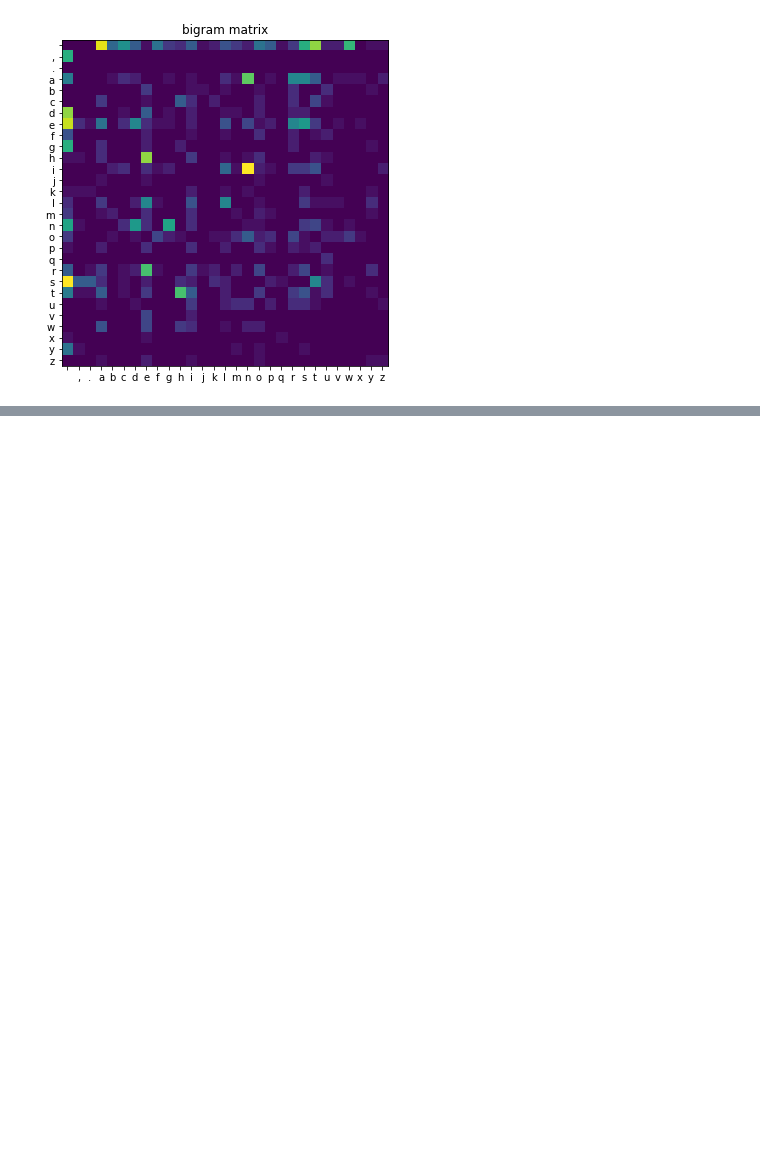
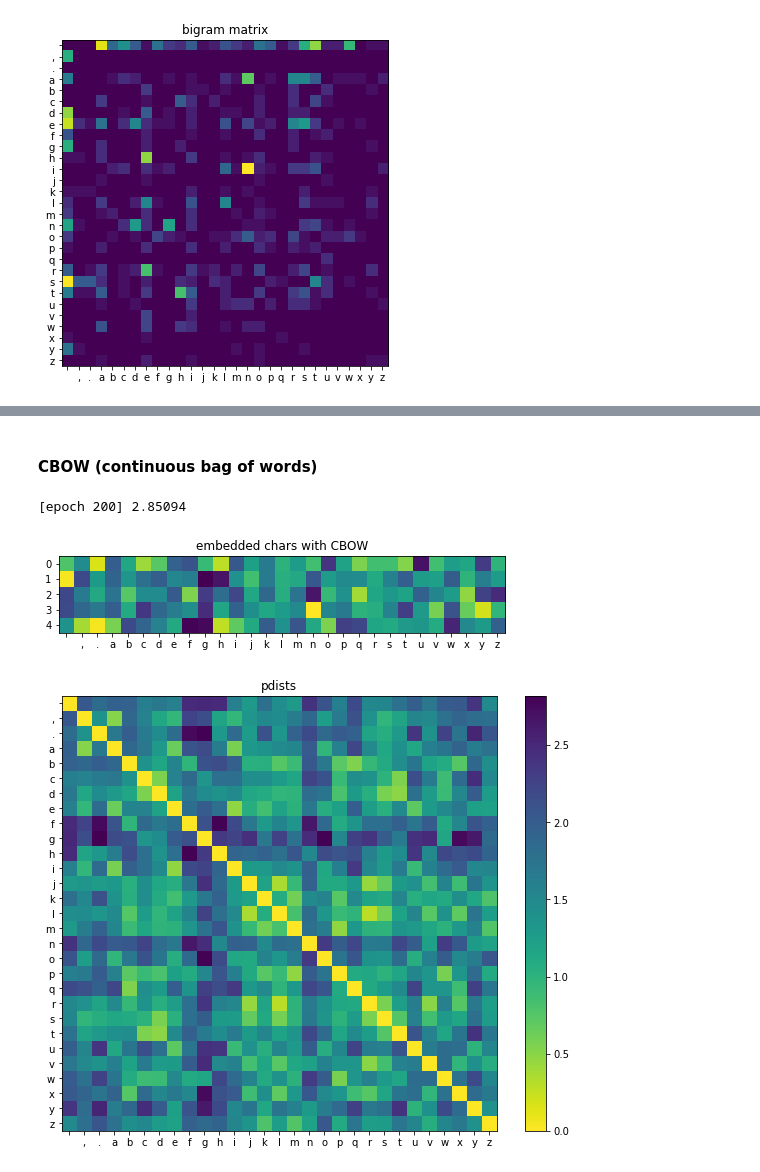
Before and after one commit to ohshane/google-ml-bootcamp-2023, a Jupyter notebook: Coursera/05-RecurrentNeuralNetworks/Week01.ipynb, the cells around one changed output, grey strips where cells are left out. Saved outputs shown, nothing was run; the diff lists cells and outputs as text; code cells hidden in the pictures; blank space fills up the shorter version.

```diff
--- a/Coursera/05-RecurrentNeuralNetworks/Week01.ipynb
+++ b/Coursera/05-RecurrentNeuralNetworks/Week01.ipynb
@@ -337,0 +369,79 @@ plt.show()
+# %% [markdown]
+#### CBOW (continuous bag of words)
+# %%
+import torch
+import torch.nn as nn
+import torch.nn.functional as F
+import torch.optim as optim
+from torch.utils.data import DataLoader
+
+X = []
+context_size = 2
+for sentence in sentences:
+    for i in range(context_size, len(sentence)-context_size):
+        for offset in range(-context_size, context_size+1):
+            if offset == 0:
+                continue
+            X.append([c2i(sentence[i+offset]), c2i(sentence[i])])
+
+class CBOW(nn.Module):
+    def __init__(self, vocab_size=len(chars), embedding_dim=5):
+        super().__init__()
+        self.vocab_size = vocab_size
+        self.embedding_dim = embedding_dim
+
+        self.embedding = nn.Embedding(num_embeddings=self.vocab_size,
+                                      embedding_dim=self.embedding_dim)
+        self.linear = nn.Linear(in_features=self.embedding_dim,
+                                out_features=self.vocab_size)
+
+        nn.init.xavier_uniform_(self.embedding.weight)
+        nn.init.xavier_uniform_(self.linear.weight)
+
+    def forward(self, x):
+        x = self.embedding(x)
+        x = self.linear(x)
+        return x
+
+cbow = CBOW()
+criterion = nn.CrossEntropyLoss()
+optimizer = optim.SGD(cbow.parameters(), lr=0.1)
+
+cbow.train()
+for e in range(200):
+    running_loss = 0
+    count = 0
+    for x, y in DataLoader(X, batch_size=32, shuffle=True):
+        count += 1
+        optimizer.zero_grad()
+
+        y_hat = cbow(x)
+        loss = criterion(y_hat, y)
+
+        loss.backward()
+        optimizer.step()
+
+        running_loss += loss.item()
+    print(f"[epoch {e+1:0>3}] {running_loss/count:7.5f}", end='\r')
+
+plt.figure(figsize=(8,4))
+plt.title('embedded chars with CBOW')
+
+embedded_chars = cbow.embedding(torch.arange(0, cbow.vocab_size)).detach().numpy()
+plt.imshow(embedded_chars.T)
+
+plt.xticks(range(len(chars)), list(chars))
+plt.yticks(range(cbow.embedding_dim))
+plt.show()
+
+plt.figure(figsize=(10,8))
+plt.title('pdists')
+plt.imshow(torch.cdist(torch.tensor(embedded_chars), torch.tensor(embedded_chars)), cmap='viridis_r')
+plt.xticks(range(len(chars)), list(chars))
+plt.yticks(range(len(chars)), list(chars))
+plt.colorbar()
+plt.show()
+# %% [output]
+[epoch 200] 2.85094
+[figure, added]
+[figure, added]
```
Also changed, not shown: parts of 9 cells of this notebook.
